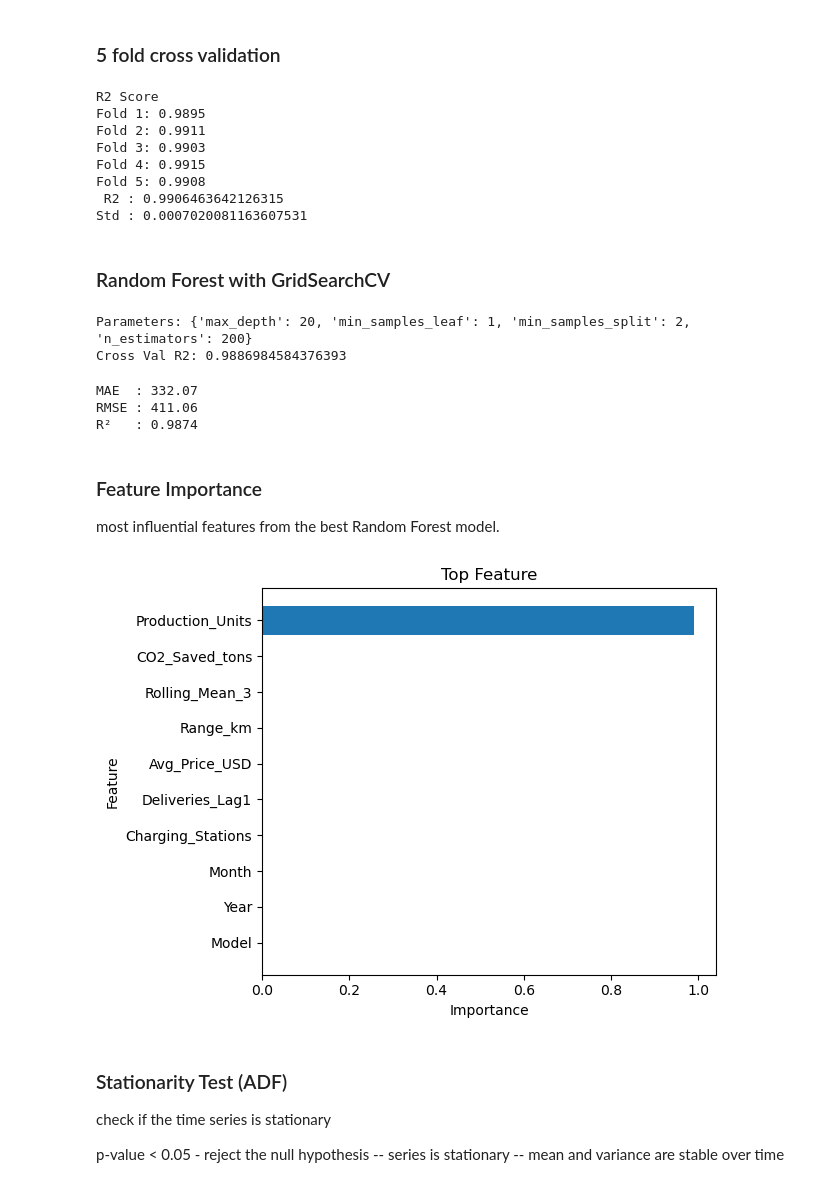
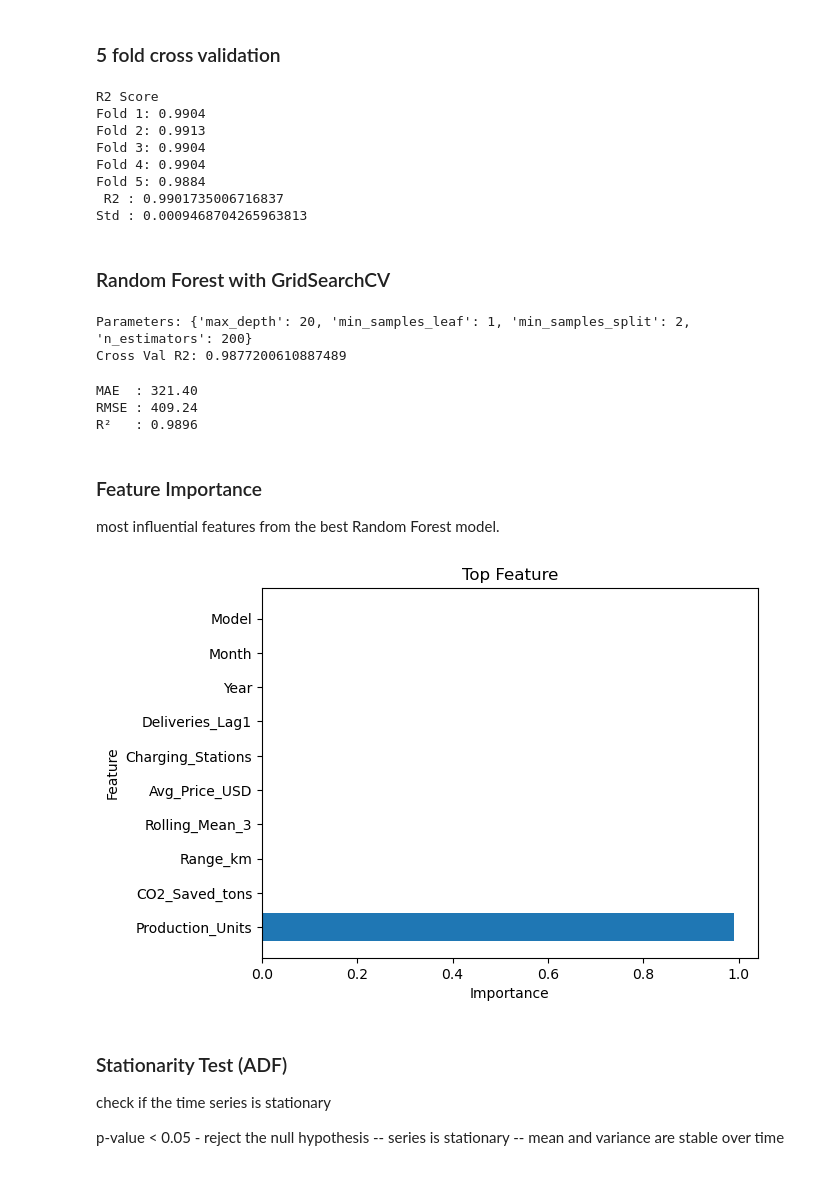
Before and after one commit to pramathesh18/Celebal-Excellence-Internship, a Jupyter notebook: week2_Pramathesh_Kumar_Sahoo.ipynb, the cells around one changed output. Drawn from its saved outputs; the diff is of its cells as text; code cells hidden in the pictures.

```diff
--- a/week2_Pramathesh_Kumar_Sahoo.ipynb
+++ b/week2_Pramathesh_Kumar_Sahoo.ipynb
@@ -248,6 +248,12 @@ Target  (2640,)
 # %% [markdown]
 ### Chronological Train Test Split
 # %%
+"""
+
+this is chronological spliting, but using this we get worse result as it is not well with time, like year by year sale is increasing, and as recent year is gone for test,
+so we need a little more random of sort spliting, I plan to just run a loop, first 8 in the train next 2 in test, not completly random but will do in this case.
+LR R2 score increase from 0.98  to 0.99 (although this is due to high corellation of features not for real world scenarios)
+
 split_index = int(len(df) * 0.8)
 
 X_train = X.iloc[:split_index]
@@ -258,4 +264,20 @@ y_test = y.iloc[split_index:]
 
 print("train", len(X_train))
 print("test ", len(X_test))
+
+"""
+
+train_rows, test_rows = [], []
+
+for i, row in enumerate(range(len(X))):
+    if i % 10 < 8:
+        train_rows.append(i)
+    else:
+        test_rows.append(i)
+
+X_train, X_test = X.iloc[train_rows], X.iloc[test_rows]
+y_train, y_test = y.iloc[train_rows], y.iloc[test_rows]
+
+print("Train size:", len(X_train))
+print("Test size :", len(X_test))
 # %% [output]
@@ -321,13 +343,13 @@ print(" R2 :", cv_scores.mean())
 print("Std :", cv_scores.std())
 # %% [output]
 R2 Score
-Fold 1: 0.9895
-Fold 2: 0.9911
-Fold 3: 0.9903
-Fold 4: 0.9915
-Fold 5: 0.9908
- R2 : 0.9906463642126315
-Std : 0.0007020081163607531
+Fold 1: 0.9904
+Fold 2: 0.9913
+Fold 3: 0.9904
+Fold 4: 0.9904
+Fold 5: 0.9884
+ R2 : 0.9901735006716837
+Std : 0.0009468704265963813
 # %% [markdown]
 ### Random Forest with GridSearchCV
 # %%
@@ -356,7 +378,7 @@ print("Parameters:", grid_search.best_params_)
 print("Cross Val R2:", grid_search.best_score_)
 # %% [output]
 Parameters: {'max_depth': 20, 'min_samples_leaf': 1, 'min_samples_split': 2, 'n_estimators': 200}
-Cross Val R2: 0.9886984584376393
+Cross Val R2: 0.9877200610887489
 # %%
 best_rf = grid_search.best_estimator_
 
@@ -370,40 +392,38 @@ print(f"MAE  : {rf_mae:.2f}")
 print(f"RMSE : {rf_rmse:.2f}")
 print(f"R²   : {rf_r2:.4f}")
 # %% [output]
-MAE  : 332.07
-RMSE : 411.06
-R²   : 0.9874
+MAE  : 321.40
+RMSE : 409.24
+R²   : 0.9896
 # %% [markdown]
 ### Feature Importance
 most influential features from the best Random Forest model.
 # %%
 feature_importance = pd.DataFrame({
     'Feature': X.columns,
     'Importance': best_rf.feature_importances_
 })
 
 feature_importance = feature_importance.sort_values(
     by='Importance',
     ascending=False
 ).head(10)
 
 
 
 plt.barh(
     feature_importance['Feature'],
     feature_importance['Importance']
 )
 
 plt.title("Top Feature")
 plt.xlabel("Importance")
 plt.ylabel("Feature")
 
-plt.gca().invert_yaxis()
 
-plt.tight_layout()
 plt.show()
 # %% [output]
-[figure, old version]
+[figure, new version]
 # %% [markdown]
 ### Stationarity Test (ADF)
 check if the time series is stationary
```
Also changed, not shown: parts of 9 cells of this notebook.
